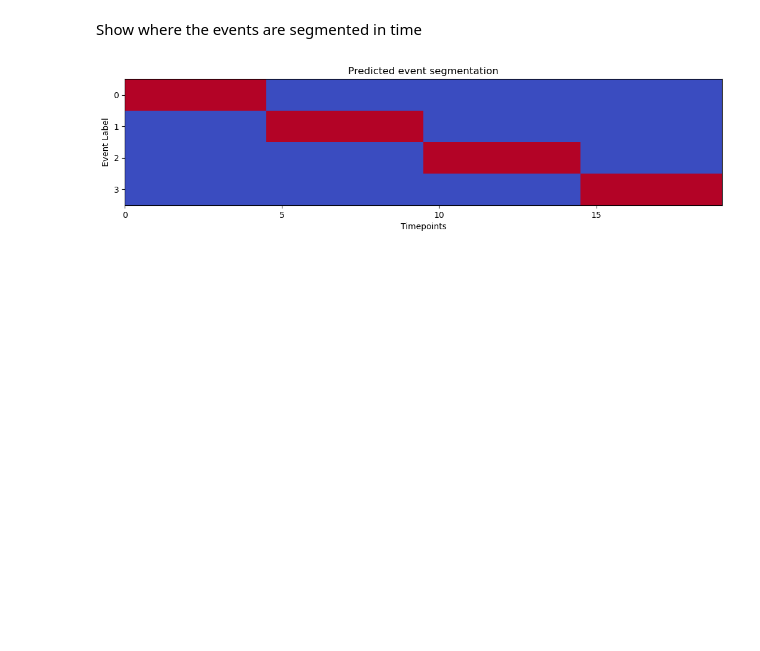
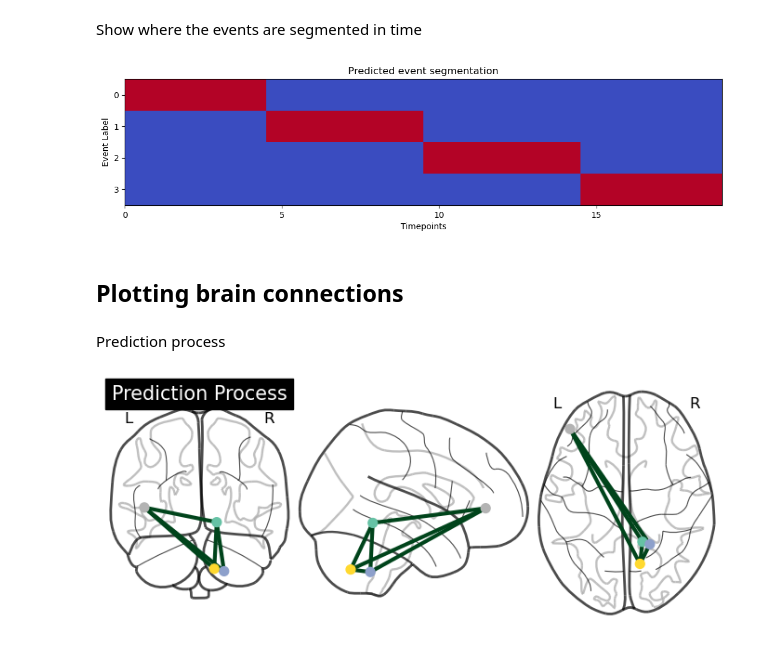
Before and after one commit to w-decker/SNL23_plots, a Jupyter notebook: plotting.ipynb, the cells around one changed output. Cells and saved outputs as stored; diff of their text form; code cells hidden in the pictures; blank space fills up the shorter version.

Commit message:
add FC plots

```diff
--- a/plotting.ipynb
+++ b/plotting.ipynb
@@ -287,3 +289,14 @@ ax.set_xlabel('Timepoints')
 fig.savefig('segments.png', dpi=300, bbox_inches='tight')
 # %% [output]
 [figure]
+# %% [markdown]
+## Plotting brain connections
+# %% [markdown]
+Prediction process
+# %%
+coord1 = np.array([[14, -48, -10], [20, -50, -50], [12, -66, -48], [-45,44,2]])
+x = np.ones((4, 4))
+fig = plot_connectome(x, coord1, title='Prediction Process', edge_cmap='Greens')
+fig.savefig('pred.png', dpi=300)
+# %% [output]
+[figure, added]
```
Also changed, not shown: parts of 5 cells of this notebook.
